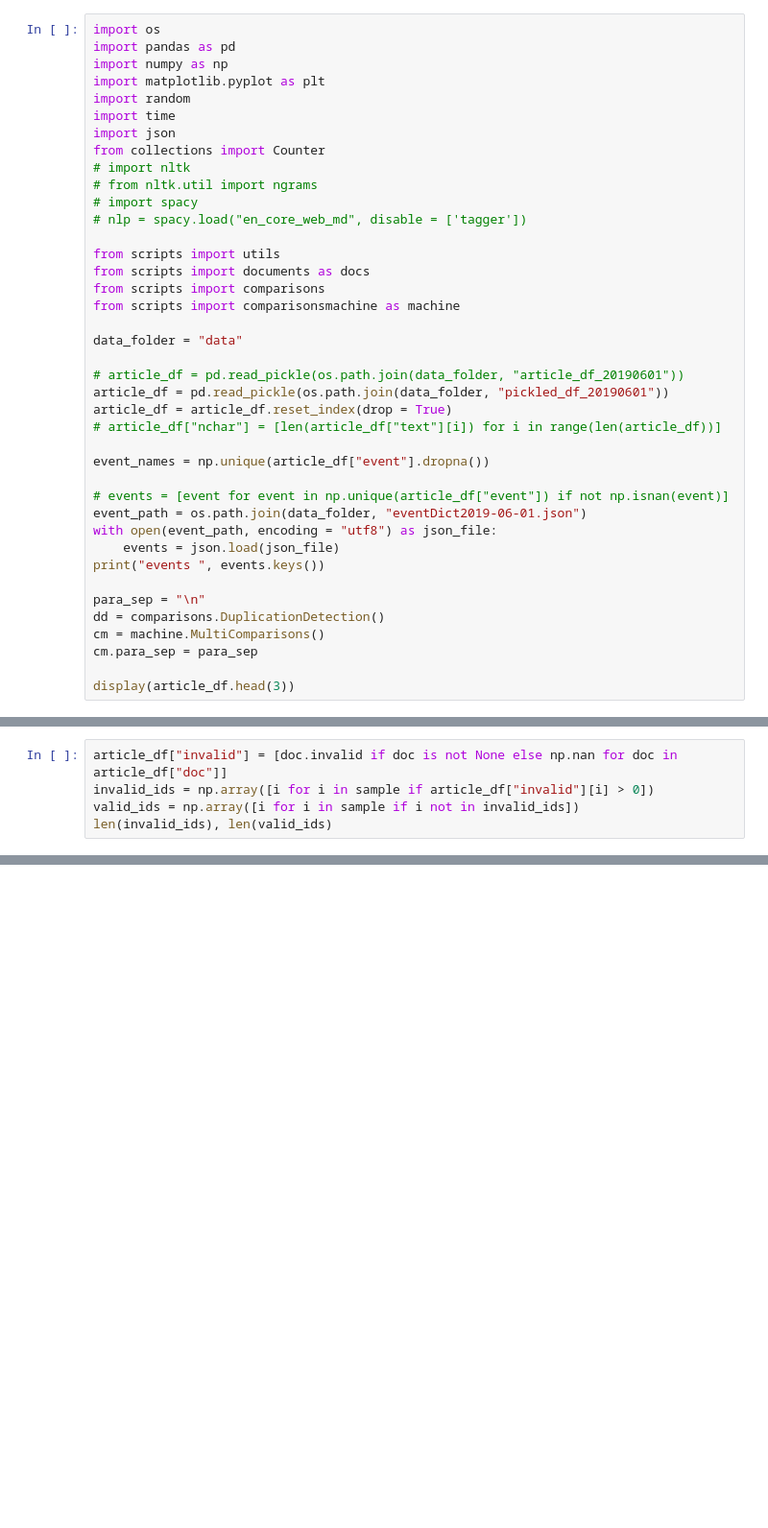
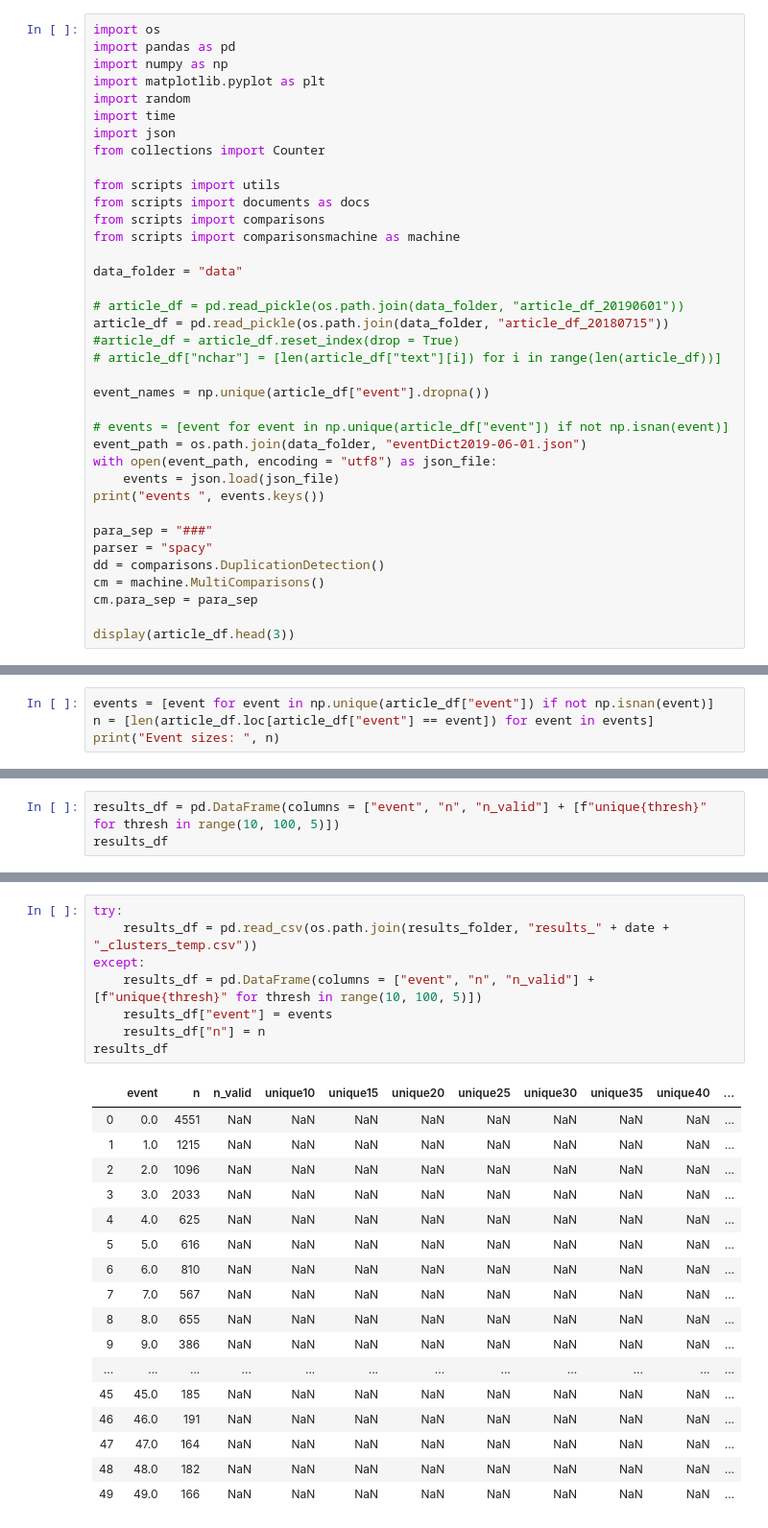
Before and after one commit to asprout/ArticleComparisons, a Jupyter notebook: OneDayDuplicationDetection_0601.ipynb, the cells around one changed output, grey strips where cells are left out. Shown at 96% size. Cells and saved outputs as stored; diff of their text form; blank space fills up the shorter version.

```diff
--- a/OneDayDuplicationDetection_0601.ipynb
+++ b/OneDayDuplicationDetection_0601.ipynb
@@ -7,10 +7,6 @@ import random
 import time
 import json
 from collections import Counter
-# import nltk
-# from nltk.util import ngrams
-# import spacy
-# nlp = spacy.load("en_core_web_md", disable = ['tagger'])
 
 from scripts import utils
 from scripts import documents as docs
@@ -20,8 +16,8 @@ from scripts import comparisonsmachine as machine
 data_folder = "data"
 
 # article_df = pd.read_pickle(os.path.join(data_folder, "article_df_20190601"))
-article_df = pd.read_pickle(os.path.join(data_folder, "pickled_df_20190601"))
-article_df = article_df.reset_index(drop = True)
+article_df = pd.read_pickle(os.path.join(data_folder, "article_df_20180715"))
+#article_df = article_df.reset_index(drop = True)
 # article_df["nchar"] = [len(article_df["text"][i]) for i in range(len(article_df))]
 
 event_names = np.unique(article_df["event"].dropna())
@@ -32,7 +28,8 @@ with open(event_path, encoding = "utf8") as json_file:
     events = json.load(json_file)
 print("events ", events.keys())
 
-para_sep = "\n"
+para_sep = "###"
+parser = "spacy"
 dd = comparisons.DuplicationDetection()
 cm = machine.MultiComparisons()
 cm.para_sep = para_sep
@@ -54,5 +43,0 @@ Loaded documents via multiprocessing, 5.30m elapsed
-# %%
-article_df["invalid"] = [doc.invalid if doc is not None else np.nan for doc in article_df["doc"]]
-invalid_ids = np.array([i for i in sample if article_df["invalid"][i] > 0])
-valid_ids = np.array([i for i in sample if i not in invalid_ids])
-len(invalid_ids), len(valid_ids)
@@ -63,0 +44,4 @@ pd.to_pickle(article_df, os.path.join(data_folder, "pickled_df_20190601"))
+# %%
+events = [event for event in np.unique(article_df["event"]) if not np.isnan(event)]
+n = [len(article_df.loc[article_df["event"] == event]) for event in events]
+print("Event sizes: ", n)
@@ -63,0 +50,3 @@ pd.to_pickle(article_df, os.path.join(data_folder, "pickled_df_20190601"))
+# %%
+results_df = pd.DataFrame(columns = ["event", "n", "n_valid"] + [f"unique{thresh}" for thresh in range(10, 100, 5)])
+results_df
@@ -63,0 +56,26 @@ pd.to_pickle(article_df, os.path.join(data_folder, "pickled_df_20190601"))
+# %%
+try:
+    results_df = pd.read_csv(os.path.join(results_folder, "results_" + date + "_clusters_temp.csv"))
+except:
+    results_df = pd.DataFrame(columns = ["event", "n", "n_valid"] + [f"unique{thresh}" for thresh in range(10, 100, 5)])
+    results_df["event"] = events
+    results_df["n"] = n
+results_df
+# %% [output]
+|  | event | n | n_valid | unique10 | unique15 | unique20 | unique25 | unique30 | unique35 | unique40 | ... |
+| 0 | 0.0 | 4551 | NaN | NaN | NaN | NaN | NaN | NaN | NaN | NaN | ... |
+| 1 | 1.0 | 1215 | NaN | NaN | NaN | NaN | NaN | NaN | NaN | NaN | ... |
+| 2 | 2.0 | 1096 | NaN | NaN | NaN | NaN | NaN | NaN | NaN | NaN | ... |
+| 3 | 3.0 | 2033 | NaN | NaN | NaN | NaN | NaN | NaN | NaN | NaN | ... |
+| 4 | 4.0 | 625 | NaN | NaN | NaN | NaN | NaN | NaN | NaN | NaN | ... |
+| 5 | 5.0 | 616 | NaN | NaN | NaN | NaN | NaN | NaN | NaN | NaN | ... |
+| 6 | 6.0 | 810 | NaN | NaN | NaN | NaN | NaN | NaN | NaN | NaN | ... |
+| 7 | 7.0 | 567 | NaN | NaN | NaN | NaN | NaN | NaN | NaN | NaN | ... |
+| 8 | 8.0 | 655 | NaN | NaN | NaN | NaN | NaN | NaN | NaN | NaN | ... |
+| 9 | 9.0 | 386 | NaN | NaN | NaN | NaN | NaN | NaN | NaN | NaN | ... |
+| ... | ... | ... | ... | ... | ... | ... | ... | ... | ... | ... | ... |
+| 45 | 45.0 | 185 | NaN | NaN | NaN | NaN | NaN | NaN | NaN | NaN | ... |
+| 46 | 46.0 | 191 | NaN | NaN | NaN | NaN | NaN | NaN | NaN | NaN | ... |
+| 47 | 47.0 | 164 | NaN | NaN | NaN | NaN | NaN | NaN | NaN | NaN | ... |
+| 48 | 48.0 | 182 | NaN | NaN | NaN | NaN | NaN | NaN | NaN | NaN | ... |
+| 49 | 49.0 | 166 | NaN | NaN | NaN | NaN | NaN | NaN | NaN | NaN | ... |
```
Also changed, not shown: parts of 22 cells of this notebook, 21 other files.
